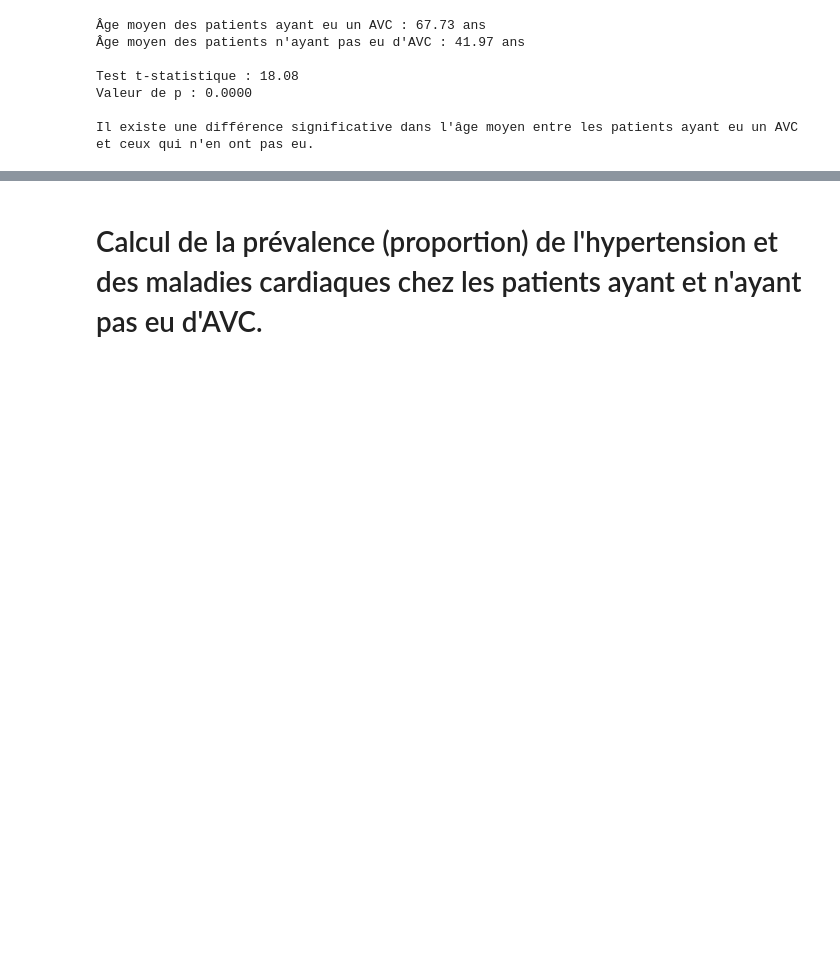
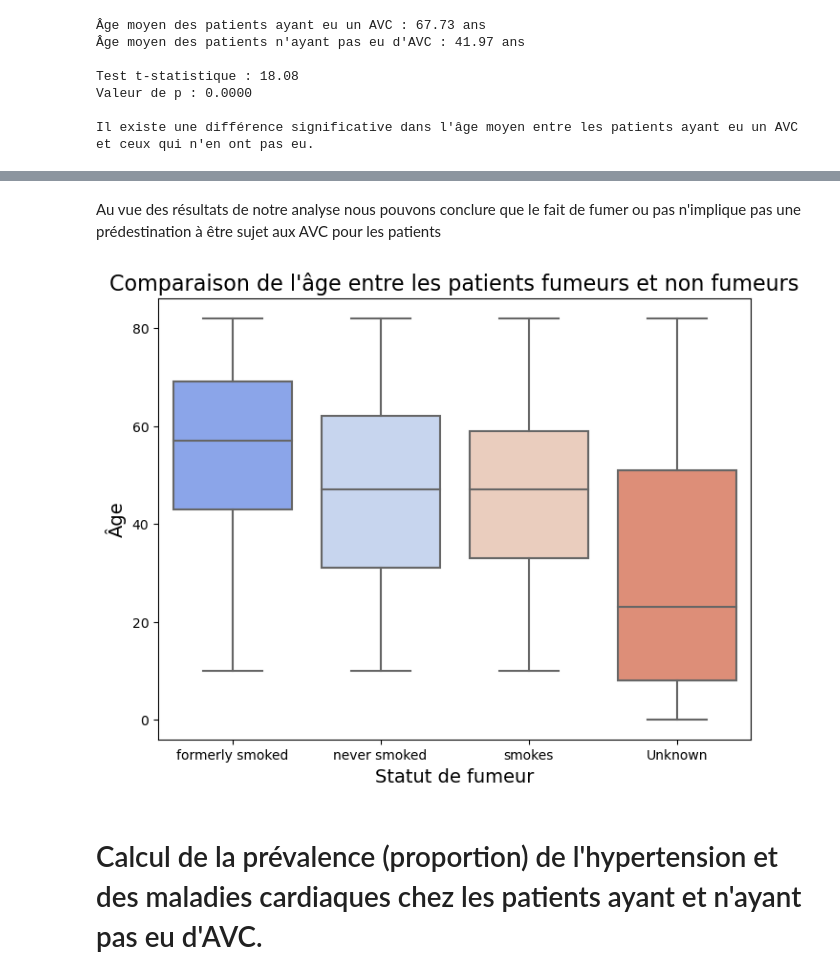
Before and after one commit to Antho-SJ/strocke-alert, a Jupyter notebook: stroke_alert.ipynb, the cells around one changed output, grey strips where cells are left out. Cells and saved outputs as stored; diff of their text form; code cells hidden in the pictures; blank space fills up the shorter version.

```diff
--- a/stroke_alert.ipynb
+++ b/stroke_alert.ipynb
@@ -470,3 +534,17 @@ plt.show()
+# %% [markdown]
+Au vue des résultats de notre analyse nous pouvons conclure que le fait de fumer ou pas n'implique pas une prédestination à être sujet aux AVC pour les patients
+# %%
+# Création du graphique boxplot
+plt.figure(figsize=(8, 6))
+sns.boxplot(x='smoking_status', y='age', data=df, palette='coolwarm')
+
+# Ajout de titres et d'étiquettes
+plt.title("Comparaison de l'âge entre les patients fumeurs et non fumeurs", fontsize=16)
+plt.xlabel('Statut de fumeur', fontsize=14)
+plt.ylabel('Âge', fontsize=14)
+plt.show()
+# %% [output]
+[figure, added]
 # %% [markdown]
 # Calcul de la prévalence (proportion) de l'hypertension et des maladies cardiaques chez les patients ayant et n'ayant pas eu d'AVC.
 # %%
```
Also changed, not shown: parts of 32 cells of this notebook.
